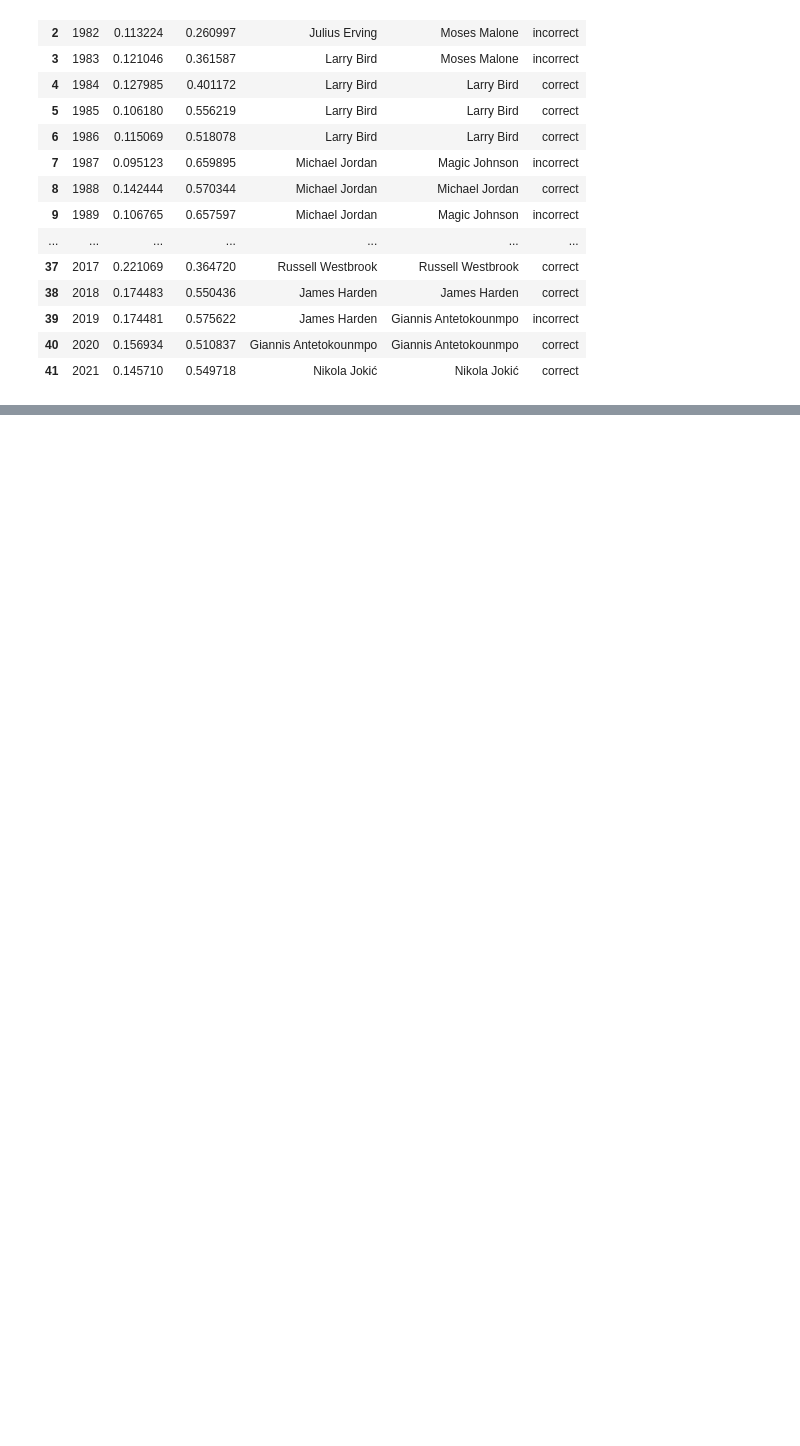
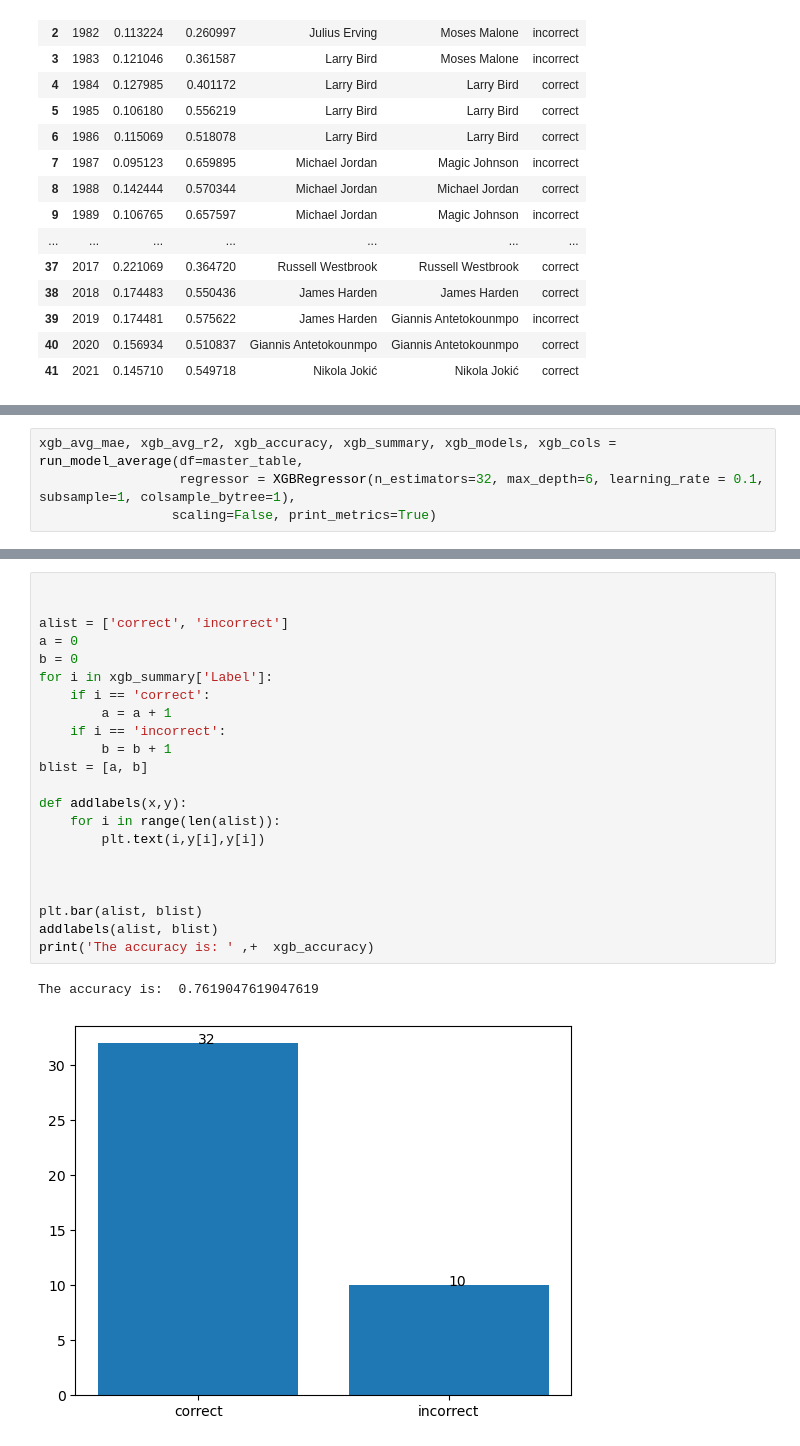
Before and after one commit to alexusbernard17/ml-group-project, a Jupyter notebook: NBA Data Analysis Team Proj.ipynb, the cells around one changed output, grey strips where cells are left out. Drawn from its saved outputs; the diff is of its cells as text; blank space fills up the shorter version.

```diff
--- a/NBA Data Analysis Team Proj.ipynb
+++ b/NBA Data Analysis Team Proj.ipynb
@@ -412,0 +538,4 @@ lr_summary
+# %%
+xgb_avg_mae, xgb_avg_r2, xgb_accuracy, xgb_summary, xgb_models, xgb_cols = run_model_average(df=master_table,
+                  regressor = XGBRegressor(n_estimators=32, max_depth=6, learning_rate = 0.1, subsample=1, colsample_bytree=1),
+                 scaling=False, print_metrics=True)
@@ -412,0 +583,25 @@ lr_summary
+# %%
+
+
+alist = ['correct', 'incorrect']
+a = 0
+b = 0
+for i in xgb_summary['Label']:
+    if i == 'correct':
+        a = a + 1
+    if i == 'incorrect':
+        b = b + 1
+blist = [a, b]
+
+def addlabels(x,y):
+    for i in range(len(alist)):
+        plt.text(i,y[i],y[i])
+
+
+
+plt.bar(alist, blist)
+addlabels(alist, blist)
+print('The accuracy is: ' ,+  xgb_accuracy)
+# %% [output]
+The accuracy is:  0.7619047619047619
+[figure, added]
```
Also changed, not shown: parts of 12 cells of this notebook, 15 other files.
